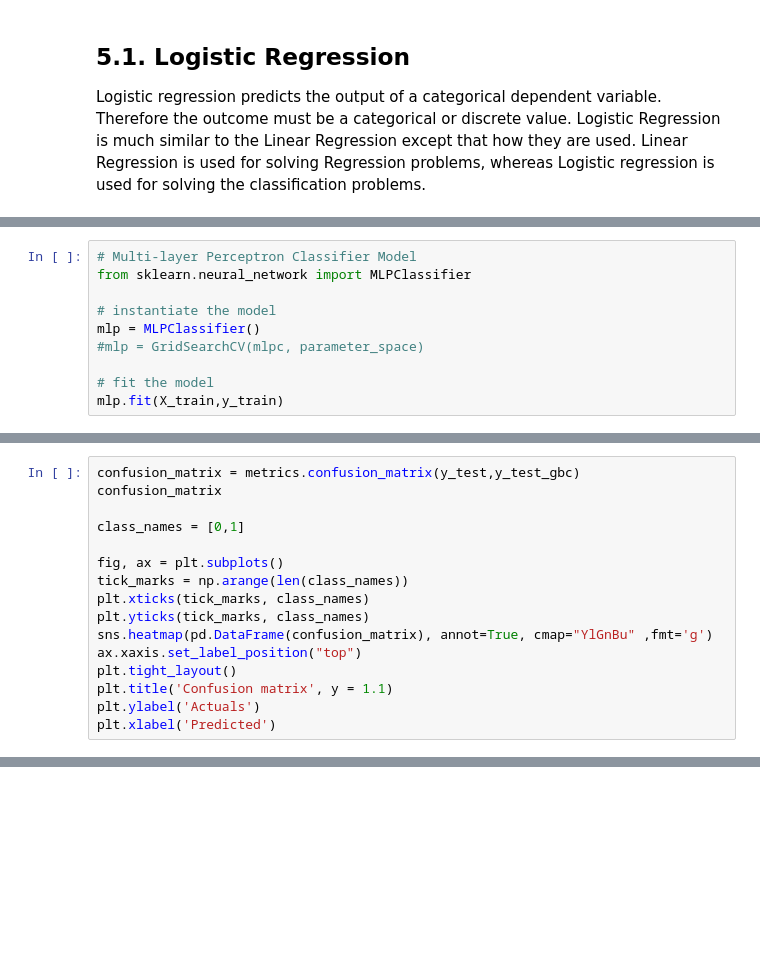
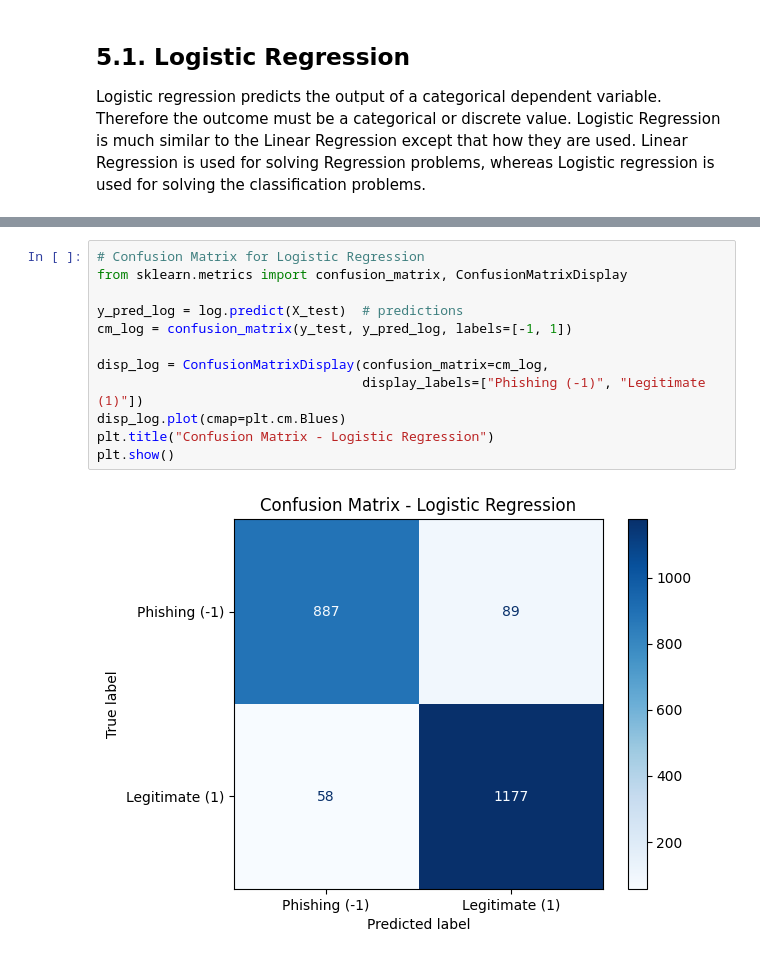
Before and after one commit to dikshant-dev/projectmini6, a Jupyter notebook: Phishingproject.ipynb, the cells around one changed output, grey strips where cells are left out. Drawn from its saved outputs; the diff is of its cells as text; blank space fills up the shorter version.

```diff
--- a/Phishingproject.ipynb
+++ b/Phishingproject.ipynb
@@ -990,10 +127,0 @@ MLPClassifier stands for Multi-layer Perceptron classifier which in the name its
-# %%
-# Multi-layer Perceptron Classifier Model
-from sklearn.neural_network import MLPClassifier
-
-# instantiate the model
-mlp = MLPClassifier()
-#mlp = GridSearchCV(mlpc, parameter_space)
-
-# fit the model
-mlp.fit(X_train,y_train)
@@ -1133,16 +127,0 @@ plt.show()
-# %%
-confusion_matrix = metrics.confusion_matrix(y_test,y_test_gbc)
-confusion_matrix
-
-class_names = [0,1]
-
-fig, ax = plt.subplots()
-tick_marks = np.arange(len(class_names))
-plt.xticks(tick_marks, class_names)
-plt.yticks(tick_marks, class_names)
-sns.heatmap(pd.DataFrame(confusion_matrix), annot=True, cmap="YlGnBu" ,fmt='g')
-ax.xaxis.set_label_position("top")
-plt.tight_layout()
-plt.title('Confusion matrix', y = 1.1)
-plt.ylabel('Actuals')
-plt.xlabel('Predicted')
@@ -1191,0 +335,14 @@ X_train, X_test, y_train, y_test = train_test_split(X, y, test_size=0.2)
+# %%
+# Confusion Matrix for Logistic Regression
+from sklearn.metrics import confusion_matrix, ConfusionMatrixDisplay
+
+y_pred_log = log.predict(X_test)  # predictions
+cm_log = confusion_matrix(y_test, y_pred_log, labels=[-1, 1])
+
+disp_log = ConfusionMatrixDisplay(confusion_matrix=cm_log,
+                                  display_labels=["Phishing (-1)", "Legitimate (1)"])
+disp_log.plot(cmap=plt.cm.Blues)
+plt.title("Confusion Matrix - Logistic Regression")
+plt.show()
+# %% [output]
+[figure, added]
```
Also changed, not shown: parts of 108 cells of this notebook, 5 other files.
